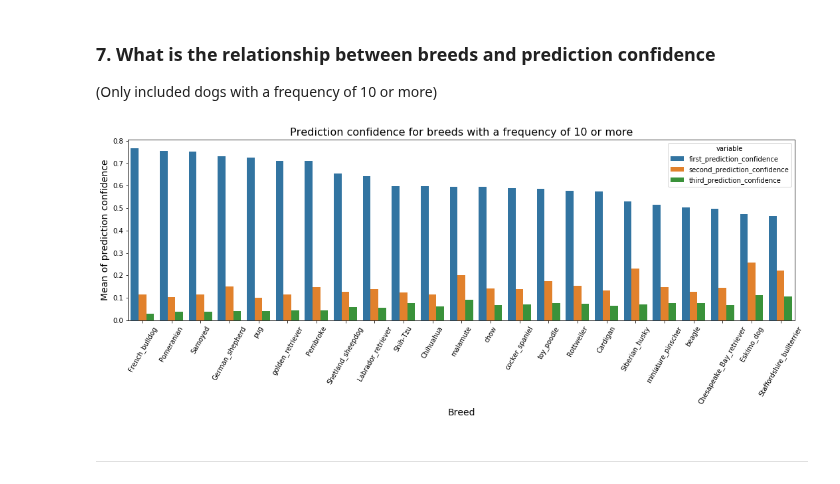
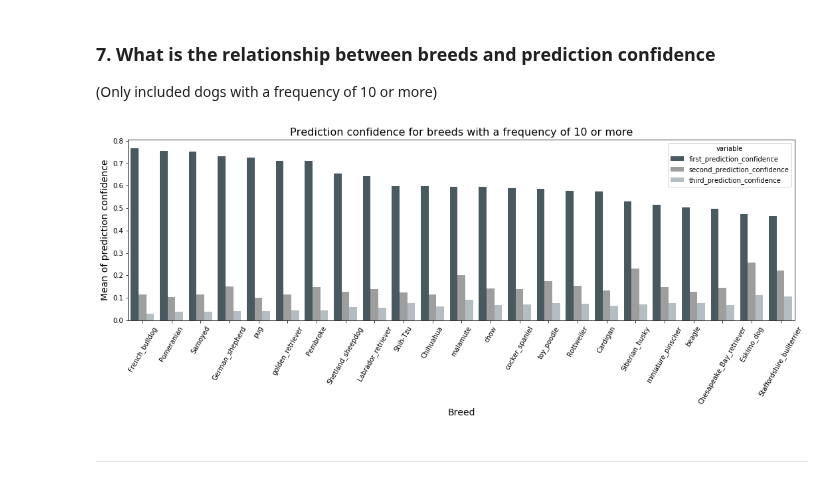
Before and after one commit to hamidkhbl/Twitter_account_data_analysis, a Jupyter notebook: wrangle_act.ipynb, the cells around one changed output. Drawn from its saved outputs; the diff is of its cells as text; code cells hidden in the pictures.

```diff
--- a/wrangle_act.ipynb
+++ b/wrangle_act.ipynb
@@ -1040,13 +1040,13 @@ data = data.melt(id_vars = ['breed'])
 # %%
 plt.figure(figsize=(18, 5))
 plt.xticks(rotation=60)
-plot = sns.barplot(x='breed', y='value', hue ='variable' , data=data);
+plot = sns.barplot(x='breed', y='value', hue ='variable' , data=data, palette=['#455A64','#9E9E9E','#B0BEC5']);
 plt.ylabel("Mean of prediction confidence",fontsize=14);
 plt.xlabel("Breed",fontsize=14);
 plt.title("Prediction confidence for breeds with a frequency of 10 or more",fontsize = 16);
 plot.figure.savefig("ConfidenceInBreeds.png")
 # %% [output]
-[figure, old version]
+[figure, new version]
 # %% [markdown]
 __________________________________
 # %% [markdown]
```
Also changed, not shown: parts of 3 cells of this notebook, 5 other files.
